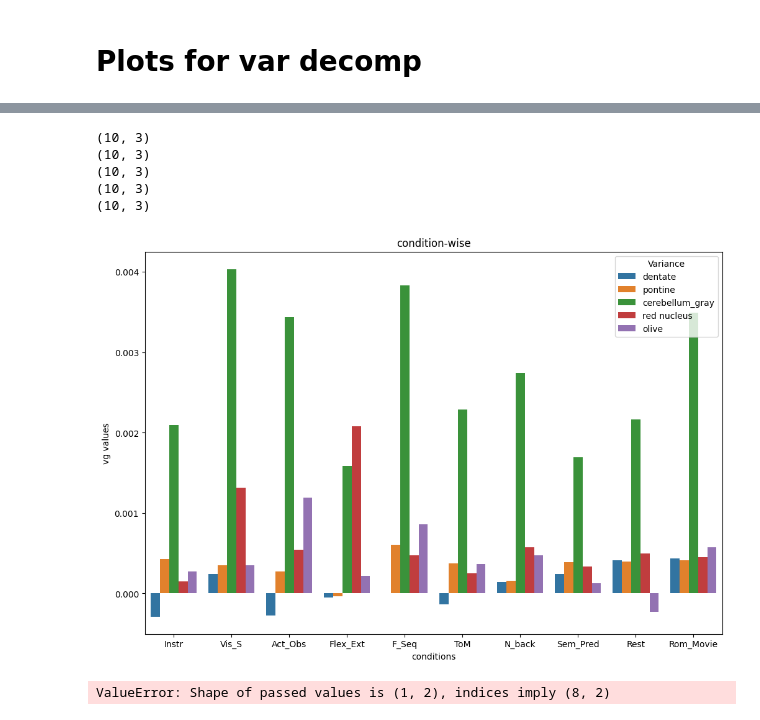
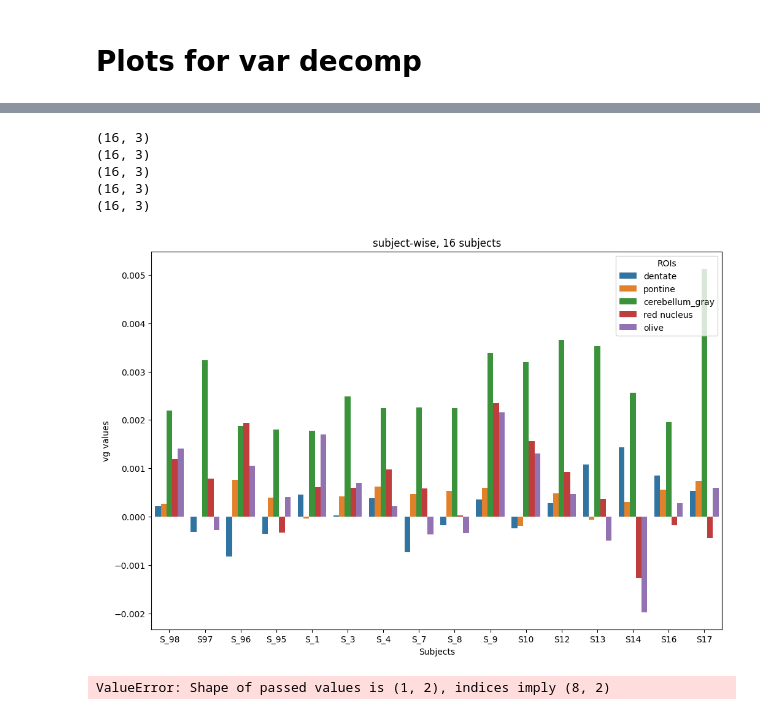
Before and after one commit to DiedrichsenLab/Pontine7T, a Jupyter notebook: notebooks/plots_decomp_var.ipynb, the cells around one changed output, grey strips where cells are left out. Cells and saved outputs as stored; diff of their text form; code cells hidden in the pictures.

```diff
--- a/notebooks/plots_decomp_var.ipynb
+++ b/notebooks/plots_decomp_var.ipynb
@@ -444,11 +444,11 @@ print(tensor_mean_subtract_o[0].shape)
 #variances_r_no_inst= decompose_pattern_into_group_indiv_noise(tensor_mean_subtract_r, criterion='global')
 #variances_o_no_inst= decompose_pattern_into_group_indiv_noise(tensor_mean_subtract_o, criterion='global')
 
-variances_d= decompose_pattern_into_group_indiv_noise(tensor_mean_subtract_d, criterion='condition_wise')
-variances_p= decompose_pattern_into_group_indiv_noise(tensor_mean_subtract_p, criterion='condition_wise')
-variances_c= decompose_pattern_into_group_indiv_noise(tensor_mean_subtract_c, criterion='condition_wise')
-variances_r= decompose_pattern_into_group_indiv_noise(tensor_mean_subtract_r, criterion='condition_wise')
-variances_o= decompose_pattern_into_group_indiv_noise(tensor_mean_subtract_o, criterion='condition_wise')
+variances_d= decompose_pattern_into_group_indiv_noise(tensor_mean_subtract_d, criterion='subject_wise')
+variances_p= decompose_pattern_into_group_indiv_noise(tensor_mean_subtract_p, criterion='subject_wise')
+variances_c= decompose_pattern_into_group_indiv_noise(tensor_mean_subtract_c, criterion='subject_wise')
+variances_r= decompose_pattern_into_group_indiv_noise(tensor_mean_subtract_r, criterion='subject_wise')
+variances_o= decompose_pattern_into_group_indiv_noise(tensor_mean_subtract_o, criterion='subject_wise')
 
 #var_diff_d = variances_d_no_inst - variances_d
 #var_diff_p = variances_p_no_inst - variances_p
@@ -473,15 +479,15 @@ import pandas as pd
 
 # Assuming variances_d, variances_p, variances_o, variances_r are defined
 
-var_d_normalized = numpy.zeros((10,3)) #(10,3) means 10 rows, 3 variances; (1,3) means 1 row, 3 variances, etc
-var_p_normalized = numpy.zeros((10,3))
-var_c_normalized = numpy.zeros((10,3))
-var_o_normalized = numpy.zeros((10,3))
-var_r_normalized = numpy.zeros((10,3))
+var_d_normalized = numpy.zeros((16,3)) #(10,3) means 10 rows, 3 variances; (1,3) means 1 row, 3 variances, etc
+var_p_normalized = numpy.zeros((16,3))
+var_c_normalized = numpy.zeros((16,3))
+var_o_normalized = numpy.zeros((16,3))
+var_r_normalized = numpy.zeros((16,3))
 
 print(var_c_normalized.shape)
 
-for i in range(10): #number of rows
+for i in range(16): #number of rows
     row_sum_d = numpy.sum(variances_d[i])
     var_d_normalized[i] = variances_d[i]/row_sum_d
 
@@ -499,7 +505,5 @@ for i in range(10): #number of rows
 
 print(var_o_normalized[0][0] + var_o_normalized[0][1] + var_o_normalized[0][2])
 
-print(var_d_normalized)
-
-print(variances_d[1])
+print(var_r_normalized)
 # %% [output]
@@ -519,40 +528,40 @@ print(variances_d[1])
 # %%
 # plot variances per roi (each variance separately: vg (0), vs (1), ve(2)), mean subtracted, for condition or for subject
 data = {
-    #'Subjects': ['S_98','S97', 'S_96', 'S_95', 'S_1', 'S_3','S_4','S_7','S_8','S_9','S10','S12', 'S13', 'S14', 'S17'],
-    'conditions': ["Instr","Vis_S", "Act_Obs", "Flex_Ext", "F_Seq", "ToM", "N_back", "Sem_Pred", "Rest", "Rom_Movie"],
+    'Subjects': ['S_98','S97', 'S_96', 'S_95', 'S_1', 'S_3','S_4','S_7','S_8','S_9','S10','S12', 'S13', 'S14', 'S16', 'S17'],
+    #'conditions': ["Instr","Vis_S", "Act_Obs", "Flex_Ext", "F_Seq", "ToM", "N_back", "Sem_Pred", "Rest", "Rom_Movie"],
     'dentate': var_d_normalized[:,0],
     'pontine': var_p_normalized[:,0],
     'cerebellum_gray': var_c_normalized[:,0],
     'red nucleus': var_r_normalized[:,0],
     'olive': var_o_normalized[:,0]
 }
 
 print(var_o_normalized.shape)
 print(var_d_normalized.shape)
 print(var_c_normalized.shape)
 print(var_p_normalized.shape)
 print(var_r_normalized.shape)
 
 df = pandas.DataFrame(data)
 
 #seaborn process
-df_melted = pandas.melt(df, id_vars=['conditions'], var_name='Variance', value_name='Value')
+df_melted = pandas.melt(df, id_vars=['Subjects'], var_name='Variance', value_name='Value')
 
 plt.figure(figsize=(12, 8))
-sns.barplot(x='conditions', y='Value', hue='Variance', data=df_melted)
-plt.xlabel('conditions')
+sns.barplot(x='Subjects', y='Value', hue='Variance', data=df_melted)
+plt.xlabel('Subjects')
 plt.ylabel('vg values')
-plt.title('condition-wise')
-plt.legend(title='Variance', loc='upper right')
+plt.title('subject-wise, 16 subjects')
+plt.legend(title='ROIs', loc='upper right')
 plt.show()
 # %% [output]
-(10, 3)
-(10, 3)
-(10, 3)
-(10, 3)
-(10, 3)
+(16, 3)
+(16, 3)
+(16, 3)
+(16, 3)
+(16, 3)
-[figure, old version]
+[figure, new version]
 # %%
 #Plot subject-wise variance per ROI
 
```
Also changed, not shown: parts of 9 cells of this notebook, 2 other files.
